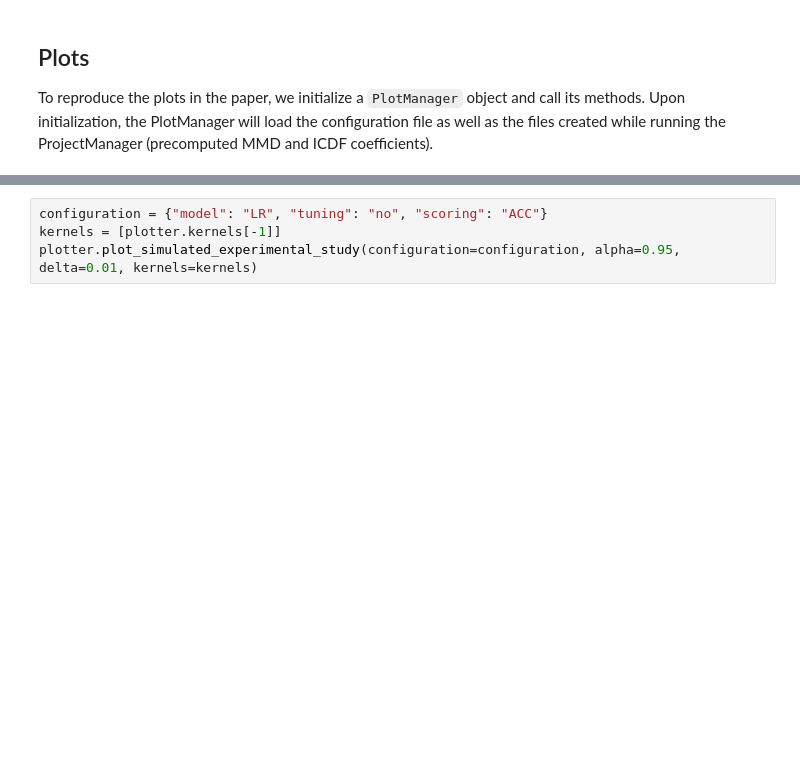
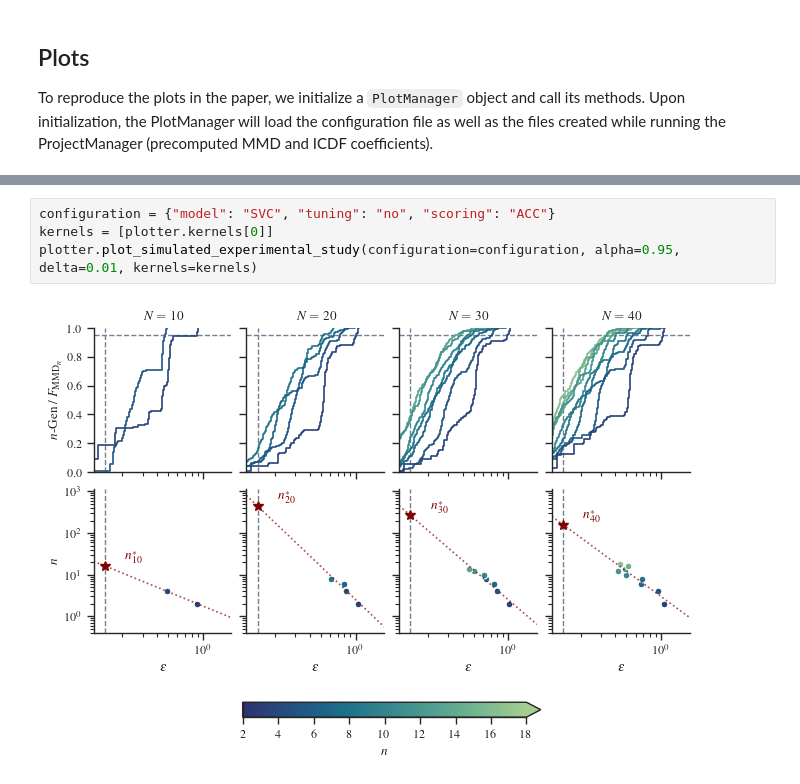
Before and after one commit to DrCohomology/genexpy, a Jupyter notebook: demos/case_studies/Categorical Encoders/generalizability_analysis.ipynb, the cells around one changed output, grey strips where cells are left out. Drawn from its saved outputs; the diff is of its cells as text; blank space fills up the shorter version.

```diff
--- a/demos/case_studies/Categorical Encoders/generalizability_analysis.ipynb
+++ b/demos/case_studies/Categorical Encoders/generalizability_analysis.ipynb
@@ -90,4 +98,6 @@ plotter.plot_nstar_on_alpha_delta(alpha_fixed=0.95, delta_fixed=0.05)
 # %%
-configuration = {"model": "LR", "tuning": "no", "scoring": "ACC"}
-kernels = [plotter.kernels[-1]]
+configuration = {"model": "SVC", "tuning": "no", "scoring": "ACC"}
+kernels = [plotter.kernels[0]]
 plotter.plot_simulated_experimental_study(configuration=configuration, alpha=0.95, delta=0.01, kernels=kernels)
+# %% [output]
+[figure, added]
```
Also changed, not shown: parts of 3 cells of this notebook, 4 other files.
